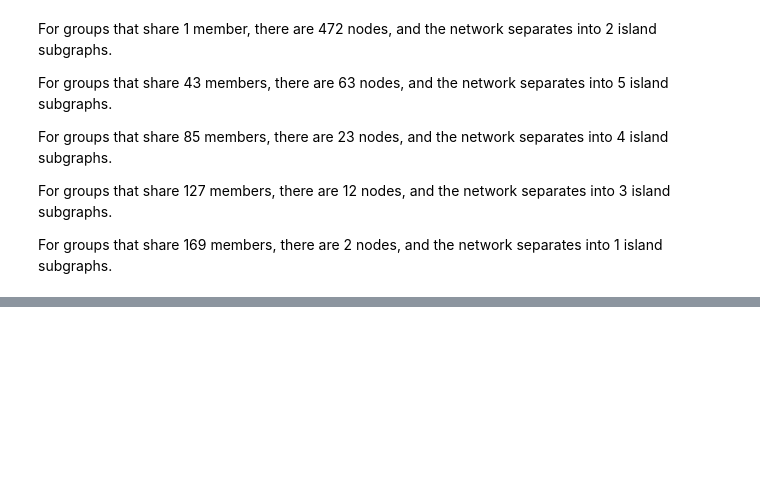
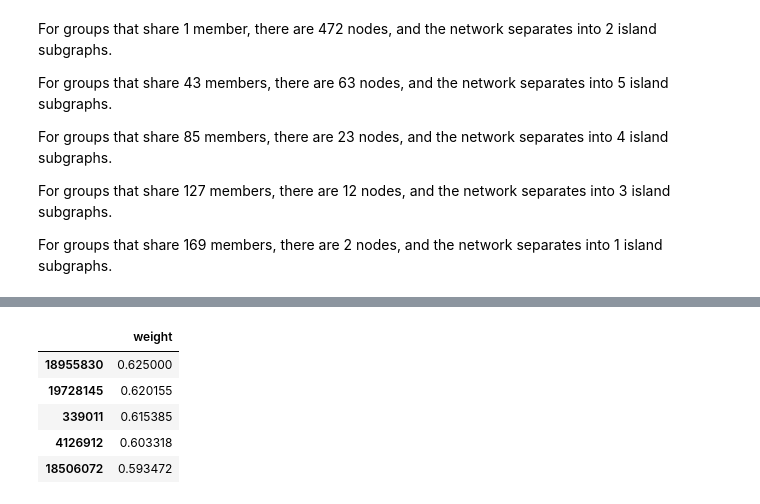
Before and after one commit to mharrisonbaker/DATA620, a Jupyter notebook: Project 2.ipynb, the cells around one changed output, grey strips where cells are left out. Saved outputs shown, nothing was run; the diff lists cells and outputs as text; code cells hidden in the pictures; blank space fills up the shorter version.

```diff
--- a/Project 2.ipynb
+++ b/Project 2.ipynb
@@ -245,0 +299,12 @@ For groups that share 169 members, there are 2 nodes, and the network separates
+# %%
+# Closeness centrality
+clos_cen = nx.closeness_centrality(group_trim)
+df_close = pd.DataFrame.from_dict(clos_cen,orient = 'index',columns = ['weight'])
+((df_close.sort_values(by='weight',ascending = False))).head()
+# %% [output]
+|  | weight |
+| 18955830 | 0.625000 |
+| 19728145 | 0.620155 |
+| 339011 | 0.615385 |
+| 4126912 | 0.603318 |
+| 18506072 | 0.593472 |
```
Also changed, not shown: parts of 8 cells of this notebook.
